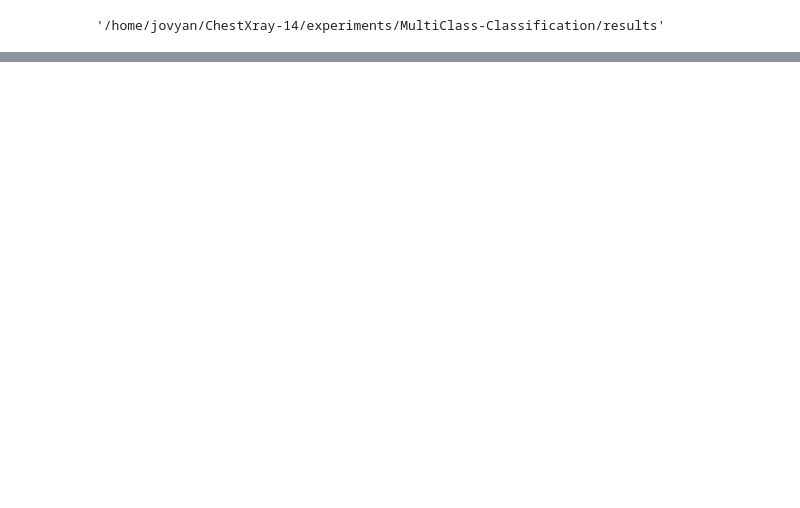
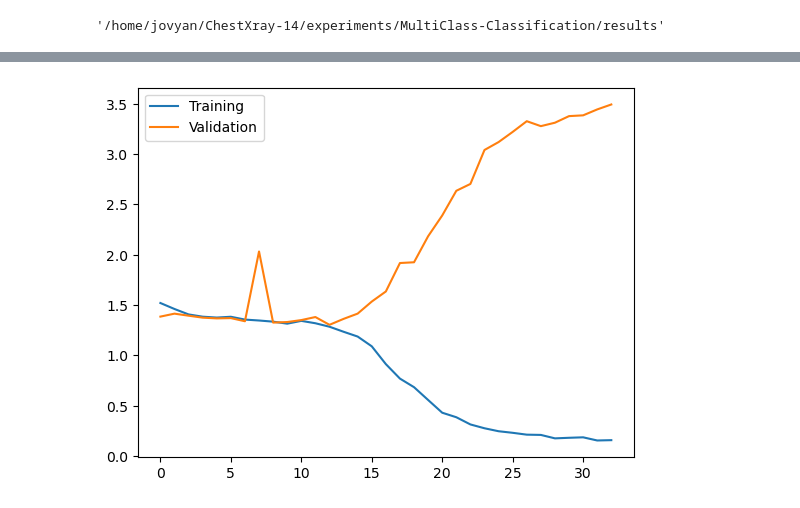
Before and after one commit to chonsawat/ChestXray-14, a Jupyter notebook: experiments/MultiClass-Classification/Leaning_Curve.ipynb, the cells around one changed output, grey strips where cells are left out. Cells and saved outputs as stored; diff of their text form; code cells hidden in the pictures; blank space fills up the shorter version.

```diff
--- a/experiments/MultiClass-Classification/Leaning_Curve.ipynb
+++ b/experiments/MultiClass-Classification/Leaning_Curve.ipynb
@@ -55,0 +51,8 @@ plt.legend();
+# %%
+FOLD_NUM = 2
+history2 = pd.read_csv(f"{RESULT_PATH}/history/{EXPERIMENT_NAME}/{MODEL_NAME}_{WEIGHT}_FOLD_{FOLD_NUM}/history.csv")
+plt.plot(history2.loss, label="Training");
+plt.plot(history2.val_loss, label="Validation");
+plt.legend();
+# %% [output]
+[figure, added]
```
Also changed, not shown: parts of 8 cells of this notebook, 1 other file.
